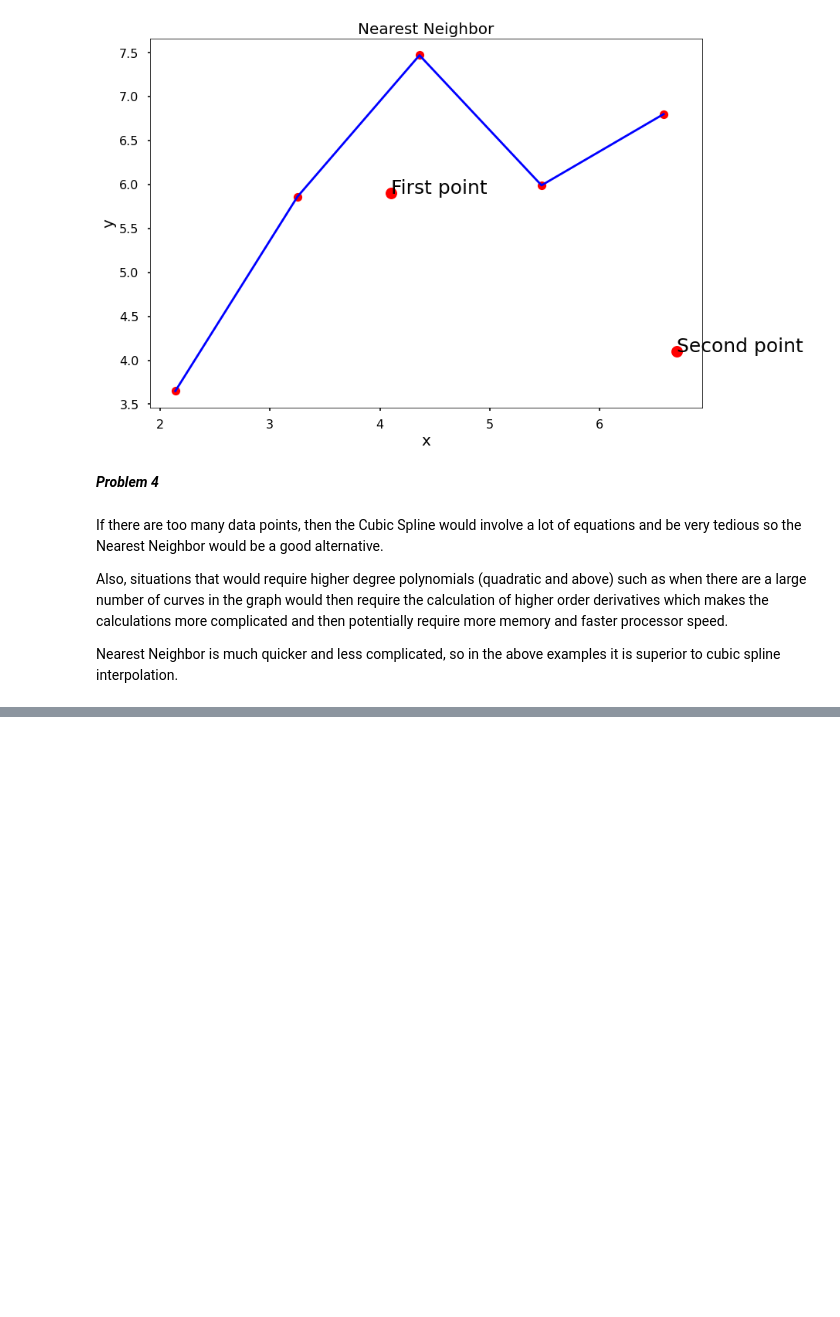
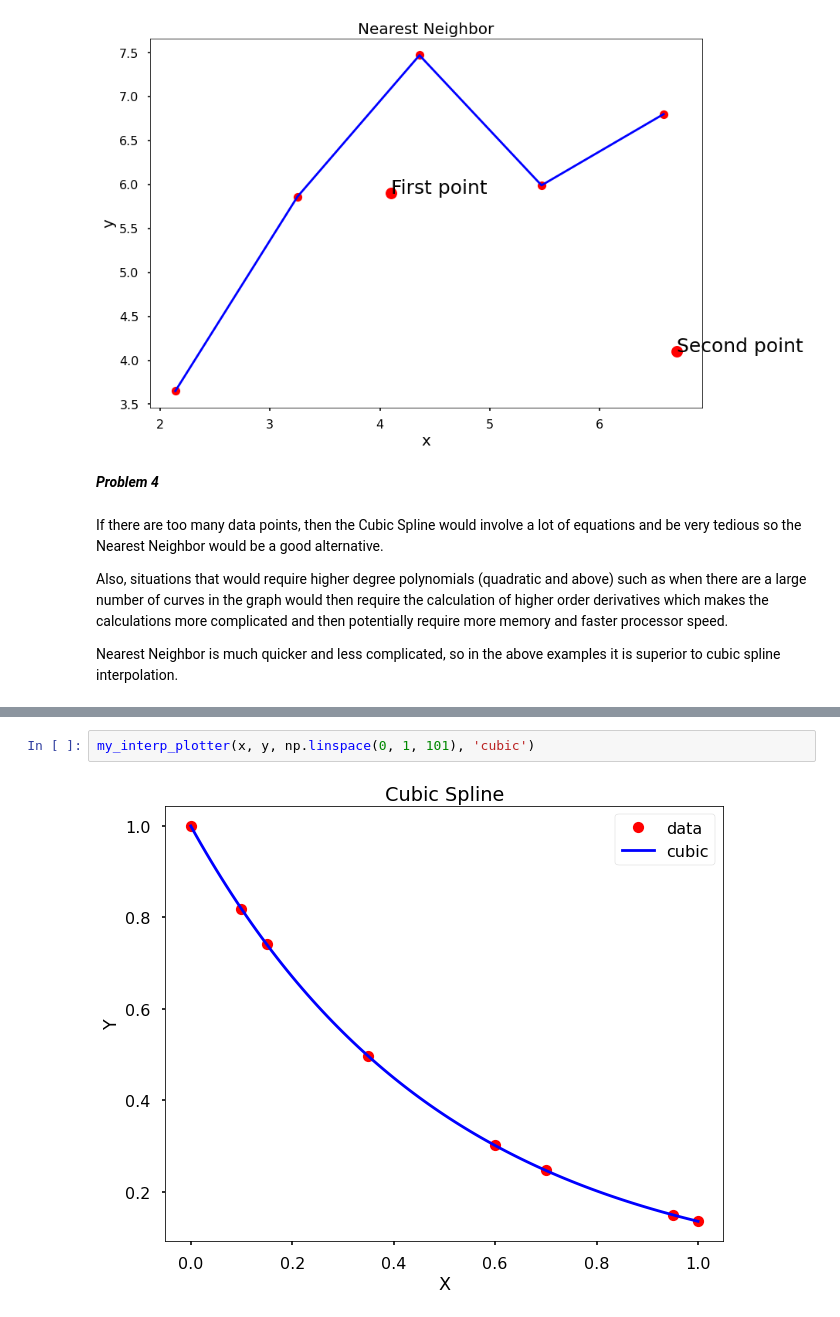
Before and after one commit to hyperkraz/MAT421, a Jupyter notebook: HW2.ipynb, the cells around one changed output, grey strips where cells are left out. Cells and saved outputs as stored; diff of their text form; blank space fills up the shorter version.

```diff
--- a/HW2.ipynb
+++ b/HW2.ipynb
@@ -220,0 +264,4 @@ Nearest Neighbor is much quicker and less complicated, so in the above examples
+# %%
+my_interp_plotter(x, y, np.linspace(0, 1, 101), 'cubic')
+# %% [output]
+[figure, added]
```
Also changed, not shown: parts of 4 cells of this notebook.
